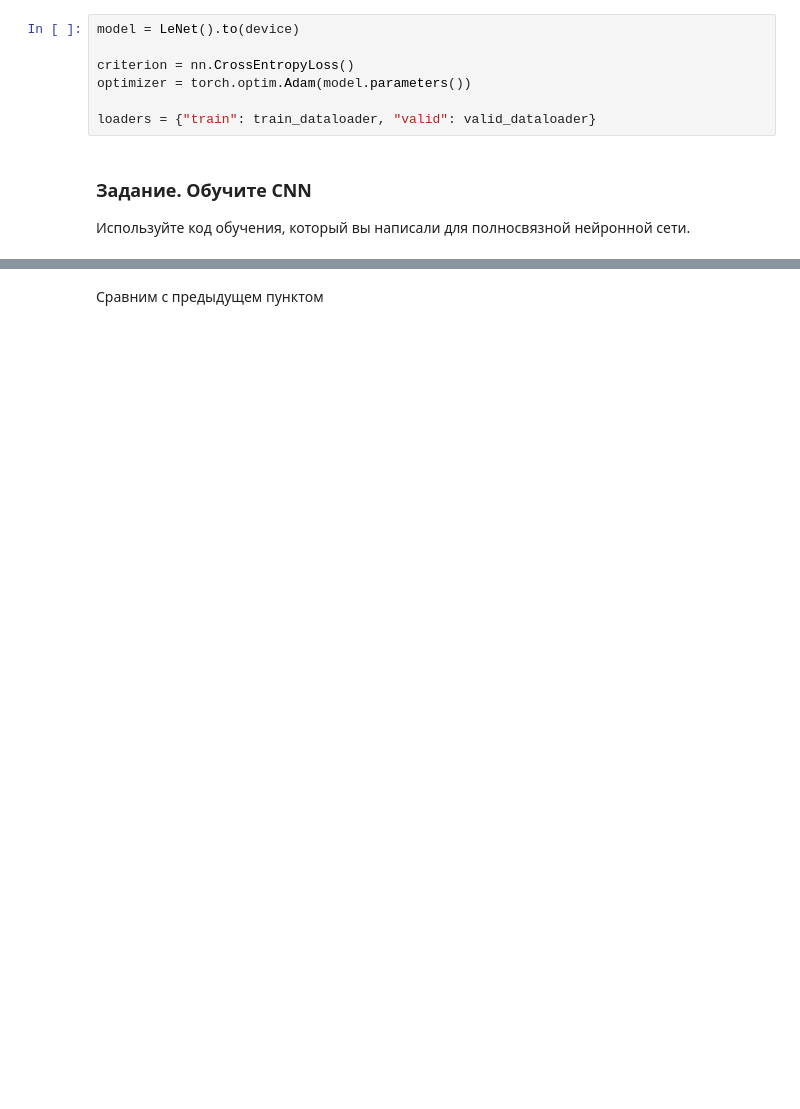
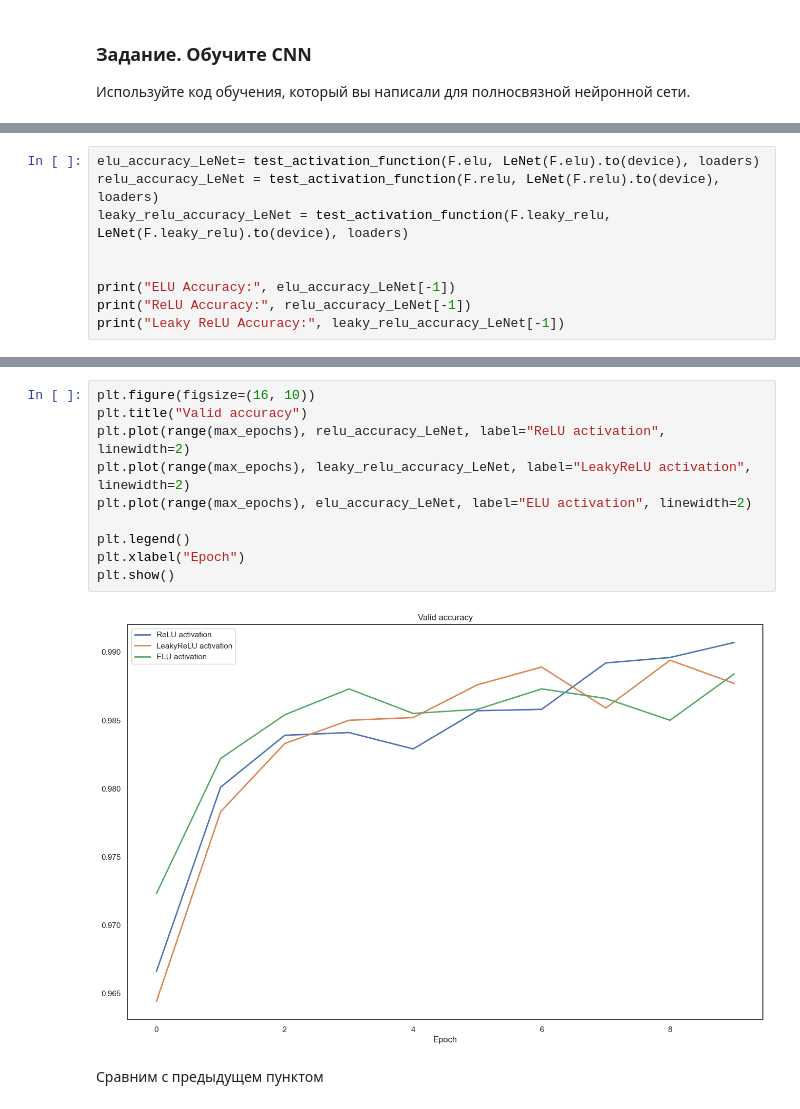
Before and after one commit to KatieGalaeva/exp1, a Jupyter notebook: stepik/convolution network/[homework]dense_and_convolutional_nn(1).ipynb, the cells around one changed output, grey strips where cells are left out. Drawn from its saved outputs; the diff is of its cells as text; blank space fills up the shorter version.

```diff
--- a/stepik/convolution network/[homework]dense_and_convolutional_nn(1).ipynb
+++ b/stepik/convolution network/[homework]dense_and_convolutional_nn(1).ipynb
@@ -599,11 +612,4 @@ class LeNet(nn.Module):
         return x
-# %%
-model = LeNet().to(device)
-
-criterion = nn.CrossEntropyLoss()
-optimizer = torch.optim.Adam(model.parameters())
-
-loaders = {"train": train_dataloader, "valid": valid_dataloader}
 # %% [markdown]
 ### Задание. Обучите CNN
 Используйте код обучения, который вы написали для полносвязной нейронной сети.
@@ -613,0 +664,9 @@ lenet_accuracy = accuracy["valid"]
+# %%
+elu_accuracy_LeNet= test_activation_function(F.elu, LeNet(F.elu).to(device), loaders)
+relu_accuracy_LeNet = test_activation_function(F.relu, LeNet(F.relu).to(device), loaders)
+leaky_relu_accuracy_LeNet = test_activation_function(F.leaky_relu, LeNet(F.leaky_relu).to(device), loaders)
+
+
+print("ELU Accuracy:", elu_accuracy_LeNet[-1])
+print("ReLU Accuracy:", relu_accuracy_LeNet[-1])
+print("Leaky ReLU Accuracy:", leaky_relu_accuracy_LeNet[-1])
@@ -614,3 +691,15 @@ lenet_accuracy = accuracy["valid"]
+# %%
+plt.figure(figsize=(16, 10))
+plt.title("Valid accuracy")
+plt.plot(range(max_epochs), relu_accuracy_LeNet, label="ReLU activation", linewidth=2)
+plt.plot(range(max_epochs), leaky_relu_accuracy_LeNet, label="LeakyReLU activation", linewidth=2)
+plt.plot(range(max_epochs), elu_accuracy_LeNet, label="ELU activation", linewidth=2)
+
+plt.legend()
+plt.xlabel("Epoch")
+plt.show()
+# %% [output]
+[figure, added]
 # %% [markdown]
 Сравним с предыдущем пунктом
 # %%
```
Also changed, not shown: parts of 11 cells of this notebook.
